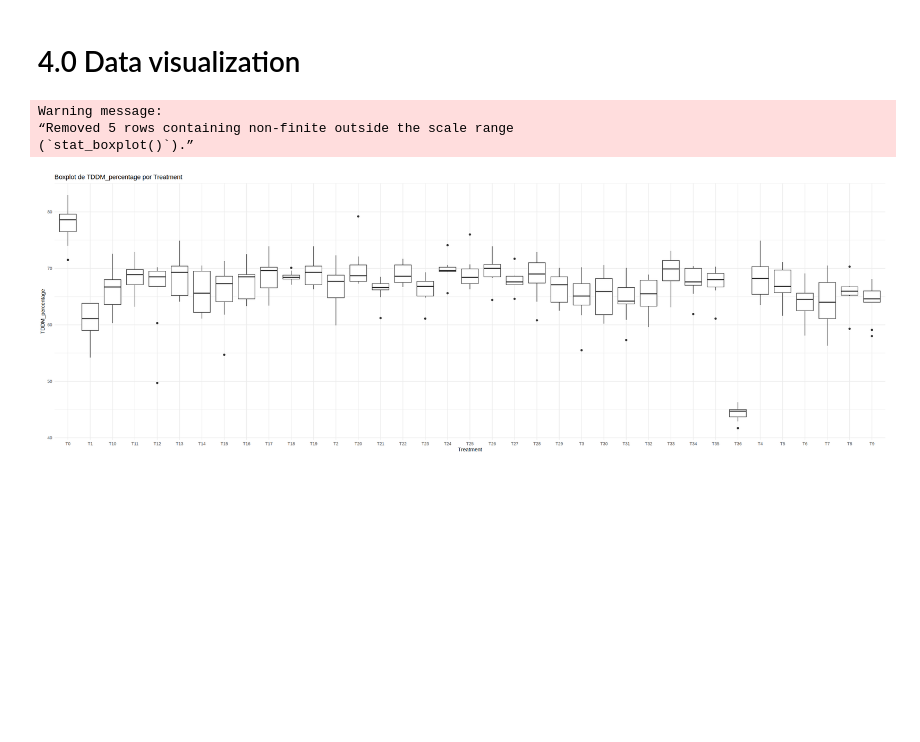
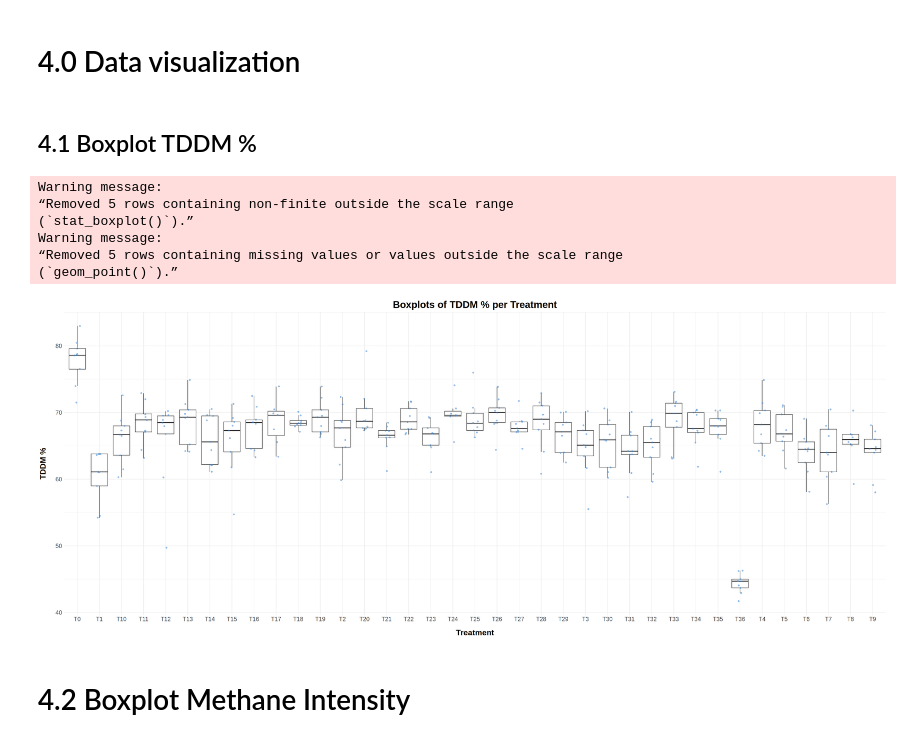
Before and after one commit to maurope/lmf, a Jupyter notebook: notebooks/2026/2026_09_11_R_bios_diets_anaylisis_for_alejandra.ipynb, the cells around one changed output. Cells and saved outputs as stored; diff of their text form; code cells hidden in the pictures; blank space fills up the shorter version.

```diff
--- a/notebooks/2026/2026_09_11_R_bios_diets_anaylisis_for_alejandra.ipynb
+++ b/notebooks/2026/2026_09_11_R_bios_diets_anaylisis_for_alejandra.ipynb
@@ -73,9 +73,28 @@ $ Amonio_corregido_ppm            <dbl> -58.550, 35.850, -14.650, -5.800, -71.
 # %% [markdown]
 # 4.0 Data visualization
-# %%
-ggplot(df, aes(x = Treatment, y = TDDM_percentage.)) +  geom_boxplot() +  labs(title = "Boxplot de TDDM_percentage por Treatment", x = "Treatment", y = "TDDM_percentage") +  theme_minimal()
-# %% [output]
-Warning message:
-“Removed 5 rows containing non-finite outside the scale range
-(`stat_boxplot()`).”
-[figure, removed]
+# %% [markdown]
+## 4.1 Boxplot TDDM %
+# %%
+options(repr.plot.width=30, repr.plot.height=12)
+ggplot(df, aes(x = Treatment, y = TDDM_percentage)) +
+      geom_boxplot(outlier.shape = NA) +
+      geom_jitter(width = 0.15, alpha = 0.5, color = "#3a86d4") +
+      labs(title = "Boxplots of TDDM % per Treatment", x = "Treatment", y = "TDDM %") +
+      theme_minimal() +
+      theme(
+        plot.title = element_text(size = 25, face = "bold", hjust = 0.5),
+        axis.title.x = element_text(size = 20, face = "bold",  margin = margin(t = 20)),
+        axis.title.y = element_text(size = 20, face = "bold",  margin = margin(r = 20)),
+        axis.text.x = element_text(size = 15),
+        axis.text.y = element_text(size = 15)
+      )
+# %% [output]
+Warning message:
+“Removed 5 rows containing non-finite outside the scale range
+(`stat_boxplot()`).”
+Warning message:
+“Removed 5 rows containing missing values or values outside the scale range
+(`geom_point()`).”
+[figure, added]
+# %% [markdown]
+# 4.2 Boxplot Methane Intensity
```
Also changed, not shown: parts of 3 cells of this notebook, 2 other files.
